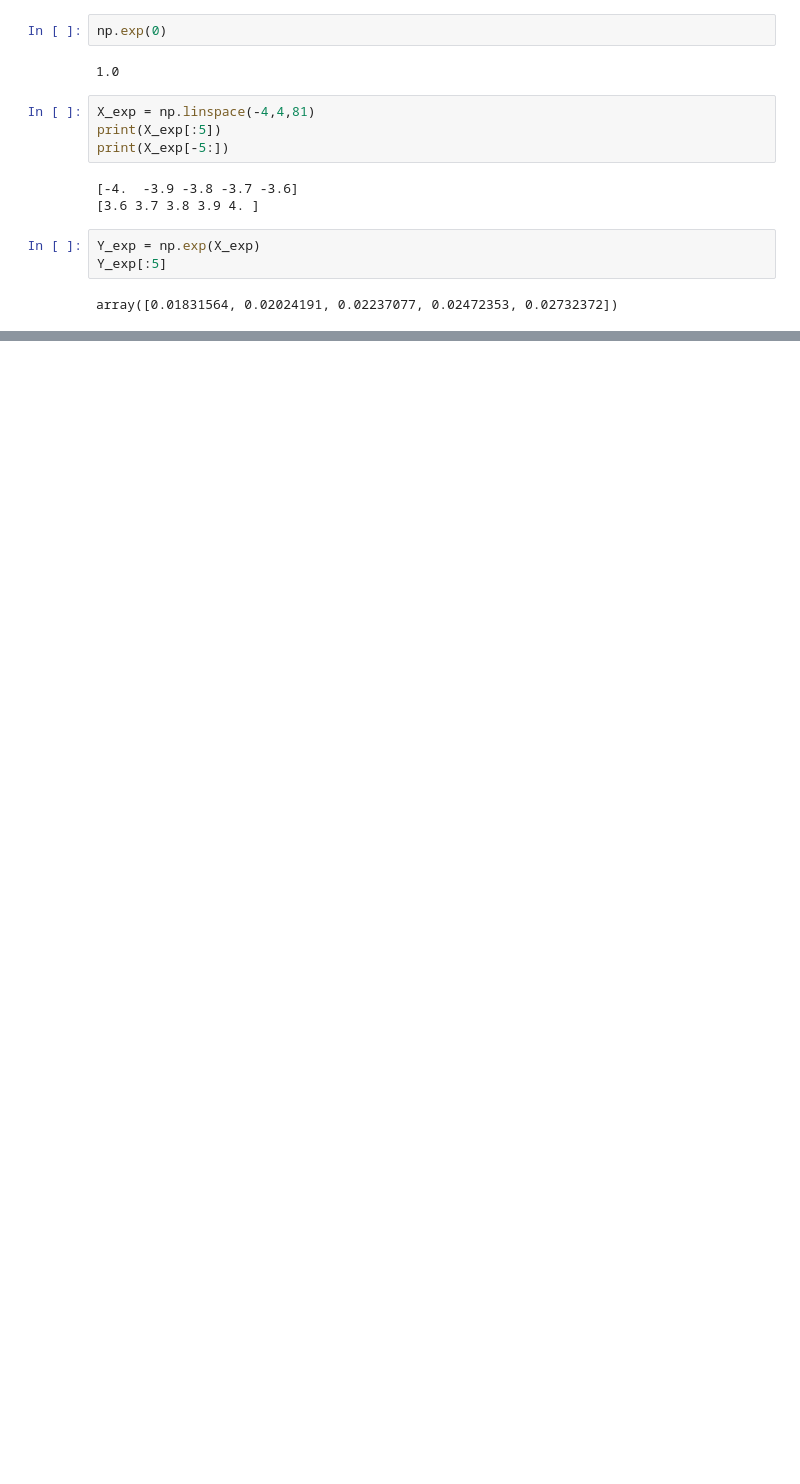
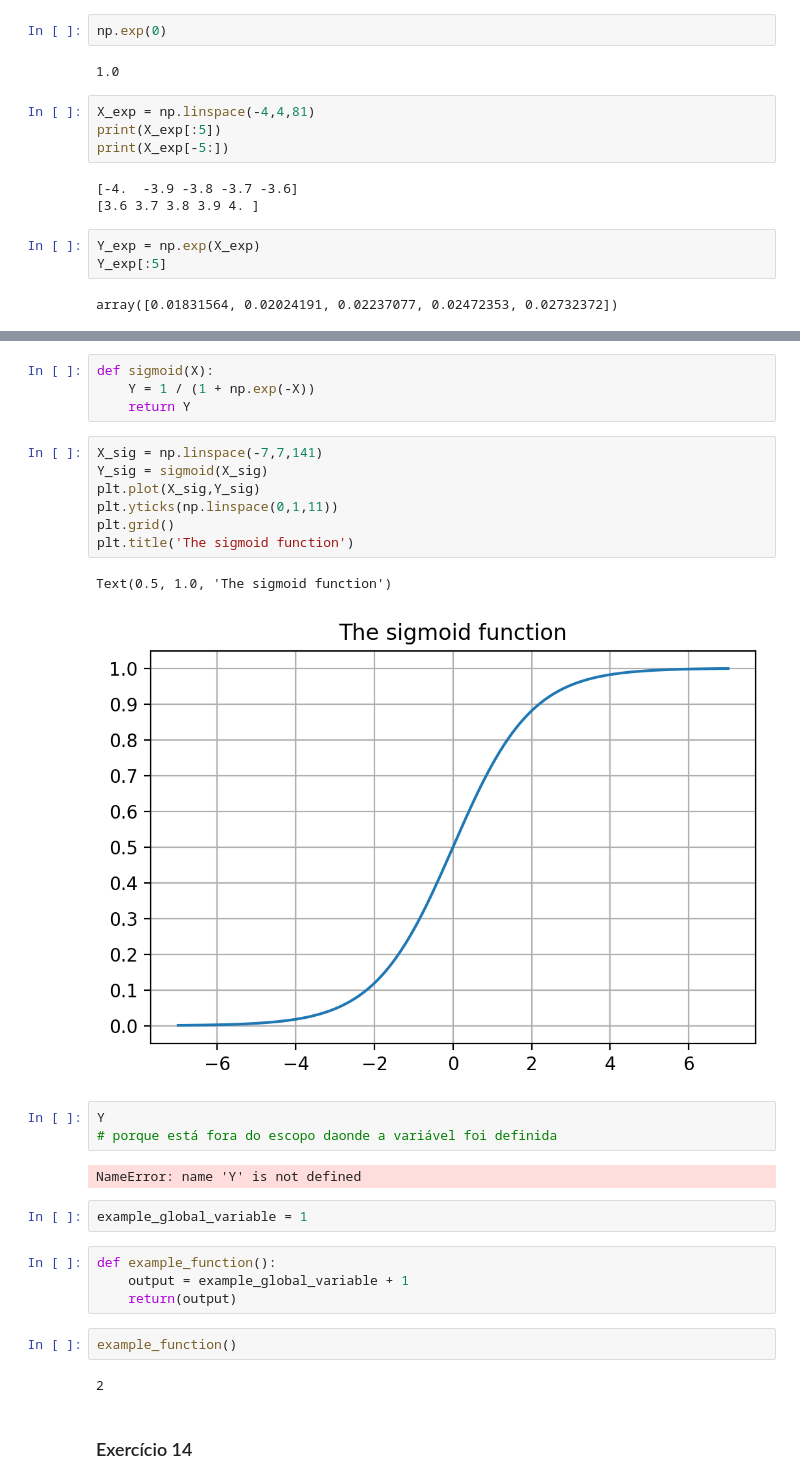
Before and after one commit to theocarvalho/data-science-projects-2021-q1, a Jupyter notebook: chapter_3_data_science_projects_with_python.ipynb, the cells around one changed output, grey strips where cells are left out. Drawn from its saved outputs; the diff is of its cells as text; blank space fills up the shorter version.

```diff
--- a/chapter_3_data_science_projects_with_python.ipynb
+++ b/chapter_3_data_science_projects_with_python.ipynb
@@ -370,0 +383,31 @@ array([0.01831564, 0.02024191, 0.02237077, 0.02472353, 0.02732372])
+# %%
+def sigmoid(X):
+    Y = 1 / (1 + np.exp(-X))
+    return Y
+# %%
+X_sig = np.linspace(-7,7,141)
+Y_sig = sigmoid(X_sig)
+plt.plot(X_sig,Y_sig)
+plt.yticks(np.linspace(0,1,11))
+plt.grid()
+plt.title('The sigmoid function')
+# %% [output]
+Text(0.5, 1.0, 'The sigmoid function')
+[figure, added]
+# %%
+Y
+# porque está fora do escopo daonde a variável foi definida
+# %% [output]
+NameError: name 'Y' is not defined
+# %%
+example_global_variable = 1
+# %%
+def example_function():
+    output = example_global_variable + 1
+    return(output)
+# %%
+example_function()
+# %% [output]
+2
+# %% [markdown]
+### Exercício 14
```
Also changed, not shown: parts of 34 cells of this notebook.
